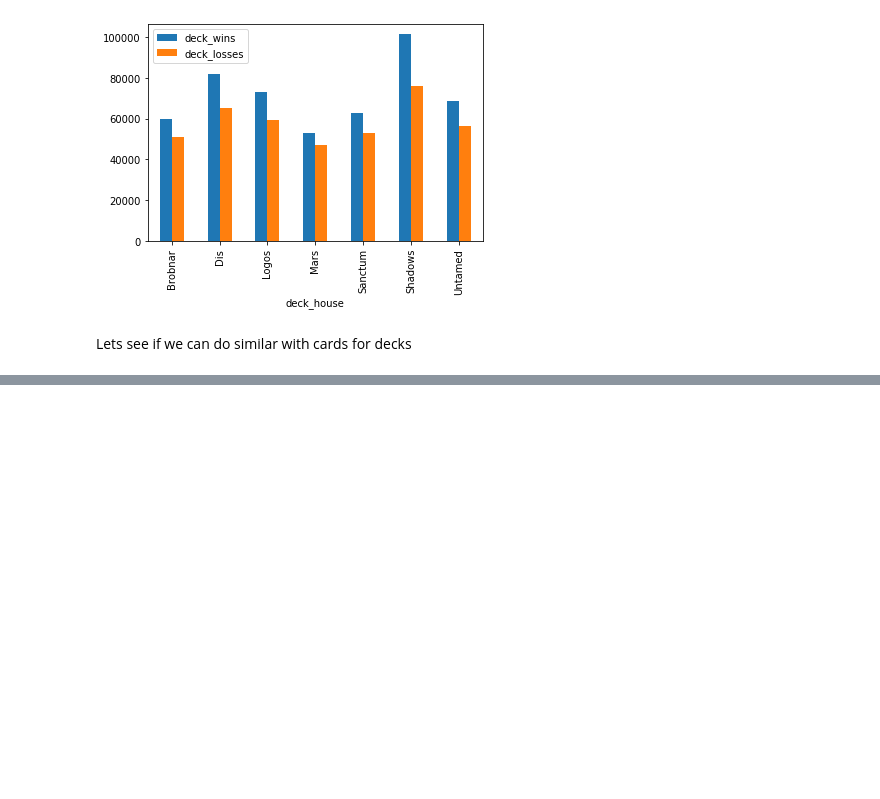
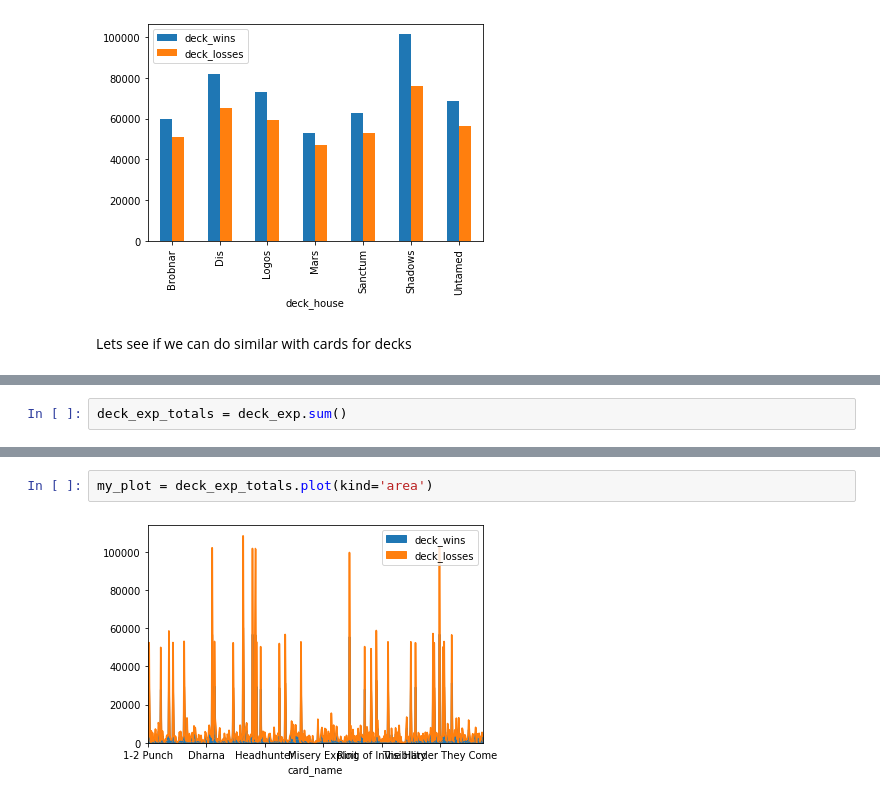
Before and after one commit to barrysheppard/B8IT110-Project, a Jupyter notebook: testing.ipynb, the cells around one changed output, grey strips where cells are left out. Cells and saved outputs as stored; diff of their text form; blank space fills up the shorter version.

```diff
--- a/testing.ipynb
+++ b/testing.ipynb
@@ -334,0 +364,2 @@ result_df
+# %%
+deck_exp_totals = deck_exp.sum()
@@ -334,0 +376,4 @@ result_df
+# %%
+my_plot = deck_exp_totals.plot(kind='area')
+# %% [output]
+[figure, added]
```
Also changed, not shown: parts of 12 cells of this notebook.
